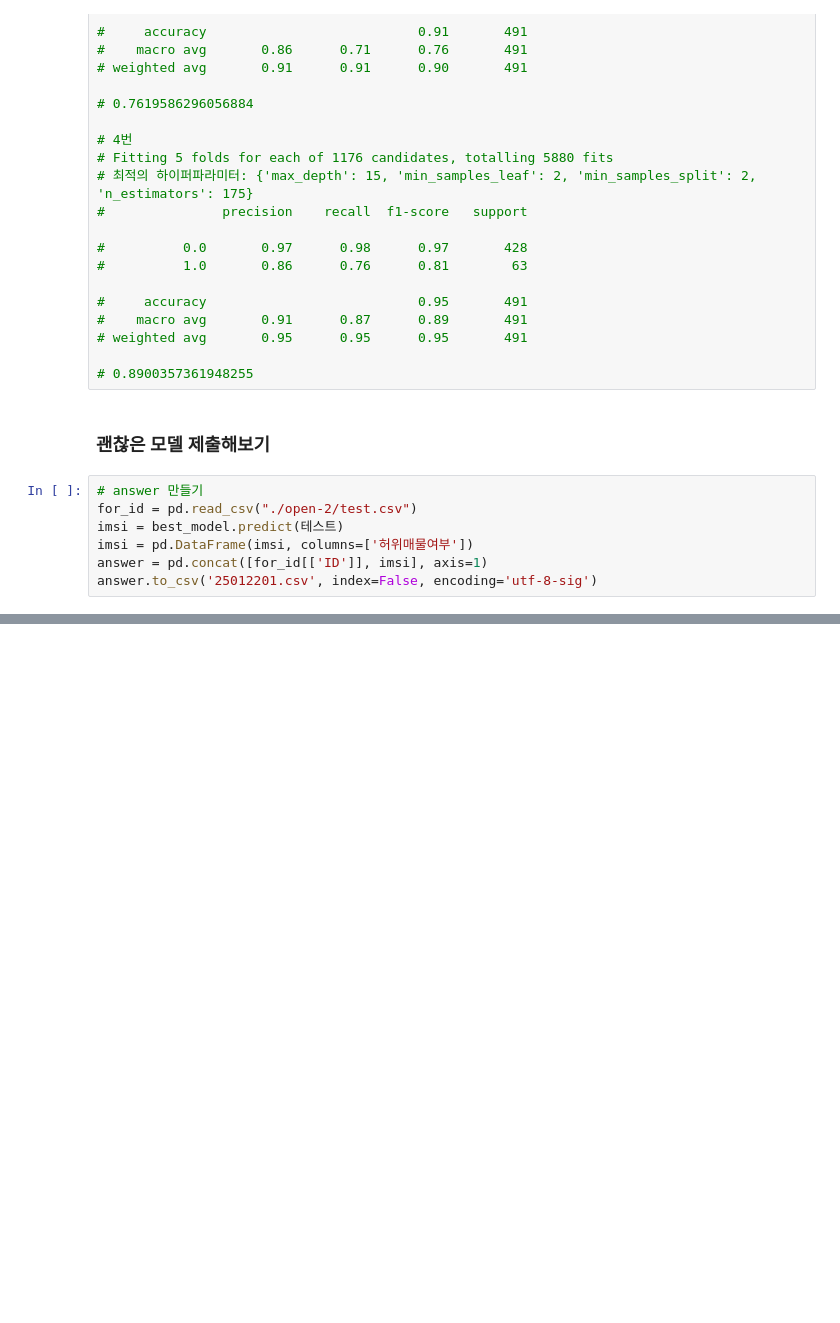
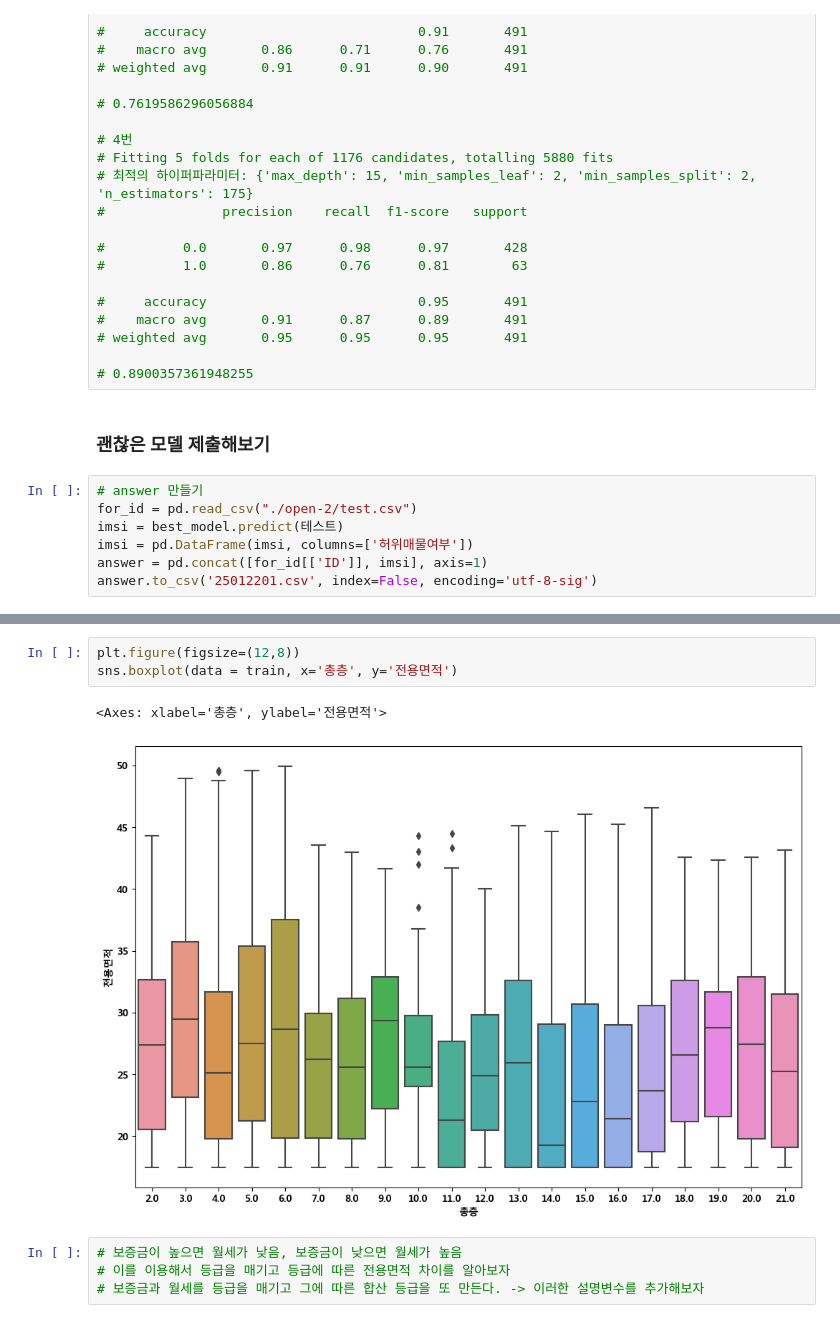
Before and after one commit to Salamamder/project_jericho, a Jupyter notebook: 전처리 전용.ipynb, the cells around one changed output, grey strips where cells are left out. Cells and saved outputs as stored; diff of their text form; blank space fills up the shorter version.

```diff
--- a/전처리 전용.ipynb
+++ b/전처리 전용.ipynb
@@ -293,0 +386,10 @@ answer.to_csv('25012201.csv', index=False, encoding='utf-8-sig')
+# %%
+plt.figure(figsize=(12,8))
+sns.boxplot(data = train, x='총층', y='전용면적')
+# %% [output]
+<Axes: xlabel='총층', ylabel='전용면적'>
+[figure, added]
+# %%
+# 보증금이 높으면 월세가 낮음, 보증금이 낮으면 월세가 높음
+# 이를 이용해서 등급을 매기고 등급에 따른 전용면적 차이를 알아보자
+# 보증금과 월세를 등급을 매기고 그에 따른 합산 등급을 또 만든다. -> 이러한 설명변수를 추가해보자
```
Also changed, not shown: parts of 5 cells of this notebook.
